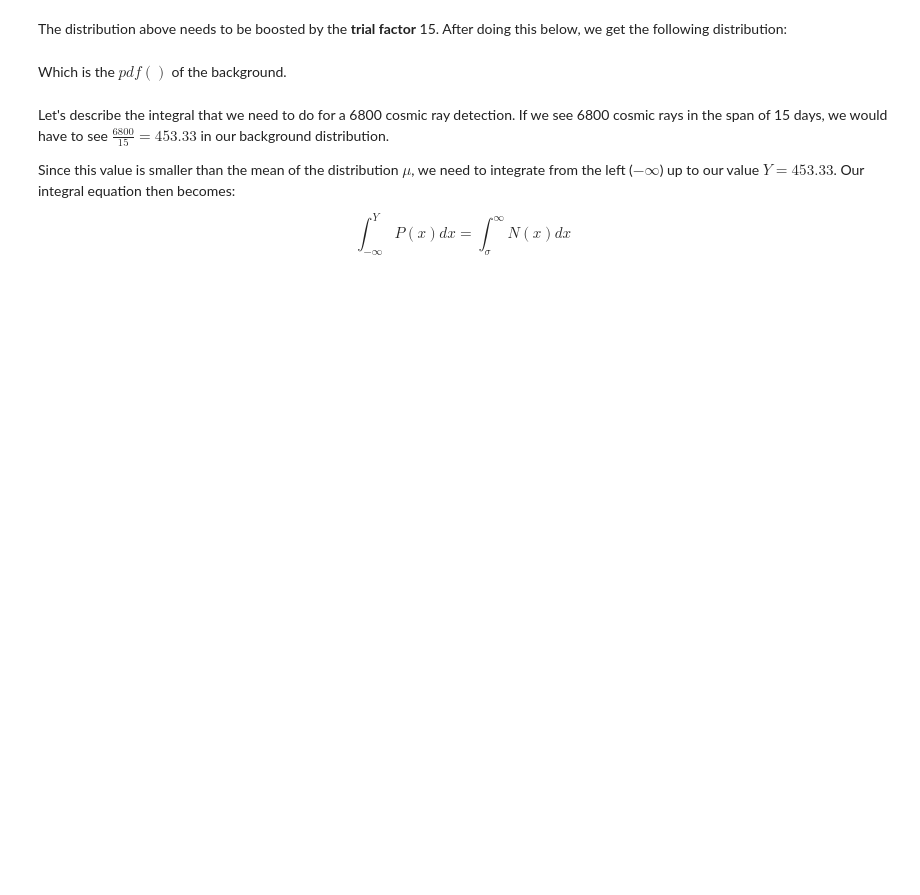
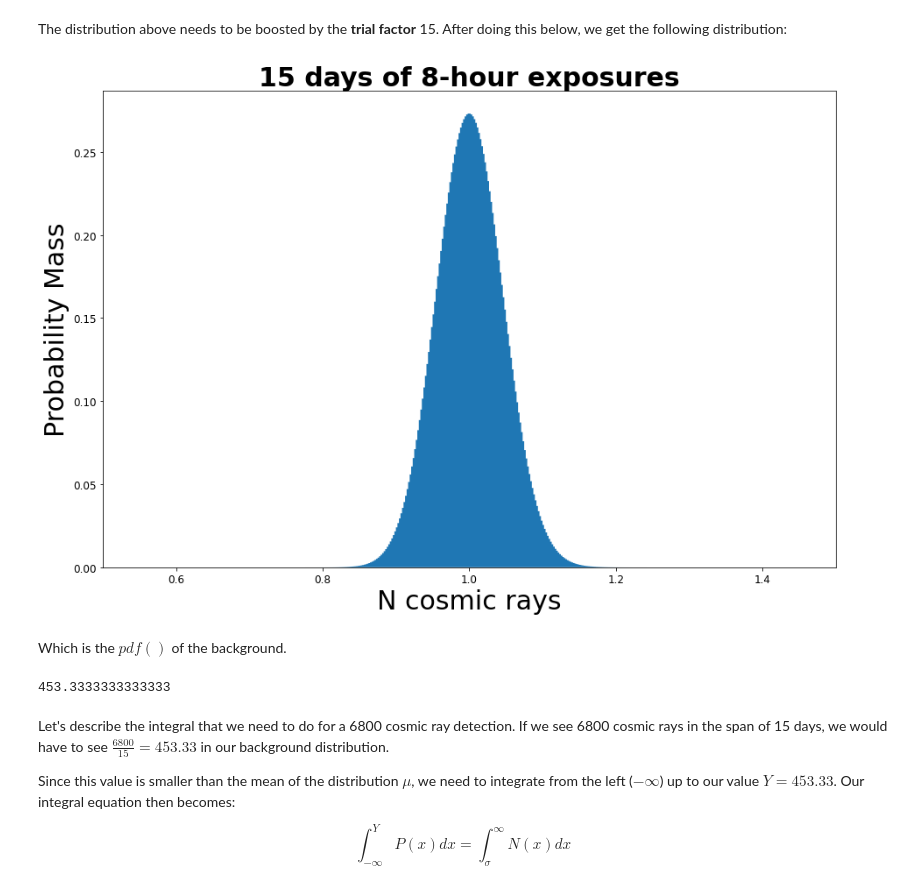
Before and after one commit to SOLHAUG13/Phys434_Autumn2021, a Jupyter notebook: Lab3/Lab3.ipynb, the cells around one changed output. Saved outputs shown, nothing was run; the diff lists cells and outputs as text; code cells hidden in the pictures; blank space fills up the shorter version.

```diff
--- a/Lab3/Lab3.ipynb
+++ b/Lab3/Lab3.ipynb
@@ -292,19 +293,22 @@ The distribution above needs to be boosted by the **trial factor** 15. After doi
 # %%
 fig, ax = plt.subplots(1, 1)
 plt.tick_params(labelsize = lsize/2)
-ax.stairs(poisson.pmf(x)*trialFactor, cxstairs, fill=False)
+ax.stairs(background.pmf(x)*trials, cxstairs, fill=True)
 ax.set_xlim([0.5, 1.5])
 ax.set_xlabel('N cosmic rays', fontsize = fsize)
 ax.set_ylabel('Probability Mass', fontsize = fsize)
 ax.set_title('15 days of 8-hour exposures', fontsize = fsize, fontweight = 'bold')
 plt.show()
+# %% [output]
+[figure, added]
 # %% [markdown]
 Which is the $pdf()$ of the background.
 # %%
 S = 6800
-N = intInterval
 Y = S/trials
 Y
+# %% [output]
+453.3333333333333
 # %% [markdown]
 Let's describe the integral that we need to do for a 6800 cosmic ray detection. If we see 6800 cosmic rays in the span of 15 days, we would have to see $ \frac{6800}{15} = 453.33 $ in our background distribution.
 
```
Also changed, not shown: parts of 10 cells of this notebook.
